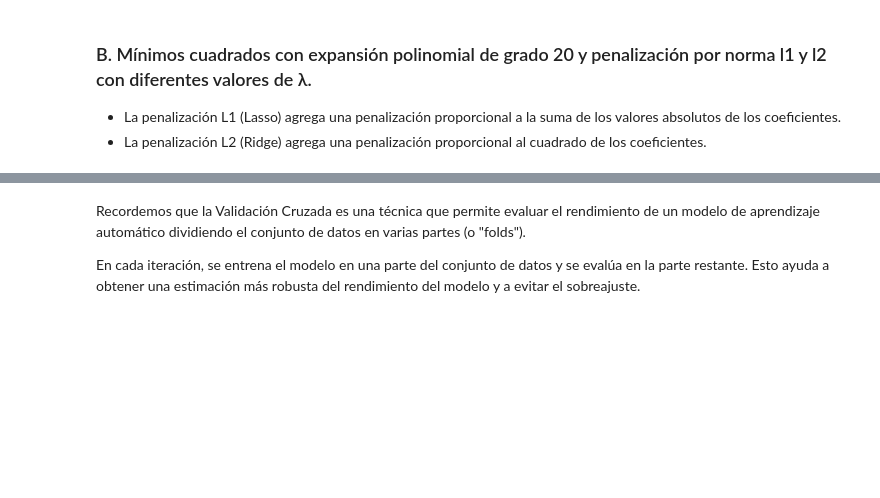
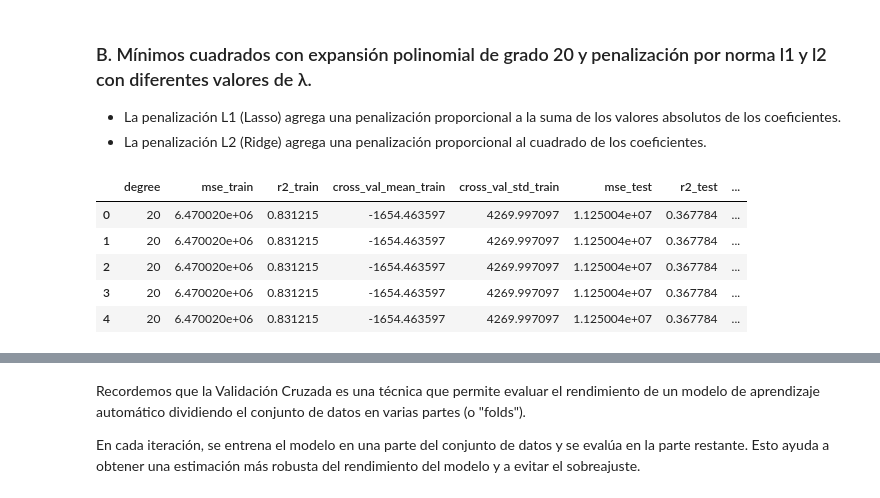
Before and after one commit to roicort/PCIC, a Jupyter notebook: ML/T2/1-Precios.ipynb, the cells around one changed output, grey strips where cells are left out. Saved outputs shown, nothing was run; the diff lists cells and outputs as text; code cells hidden in the pictures; blank space fills up the shorter version.

```diff
--- a/ML/T2/1-Precios.ipynb
+++ b/ML/T2/1-Precios.ipynb
@@ -350,3 +350,12 @@ lasso_results = pd.DataFrame(lasso_results)
 # Save the results to CSV
 ridge_results.to_csv('ridge_results_20Degree.csv', index=False)
 lasso_results.to_csv('lasso_results_20Degree.csv', index=False)
+# %%
+ridge_results
+# %% [output]
+|  | degree | mse_train | r2_train | cross_val_mean_train | cross_val_std_train | mse_test | r2_test | ... |
+| 0 | 20 | 6.470020e+06 | 0.831215 | -1654.463597 | 4269.997097 | 1.125004e+07 | 0.367784 | ... |
+| 1 | 20 | 6.470020e+06 | 0.831215 | -1654.463597 | 4269.997097 | 1.125004e+07 | 0.367784 | ... |
+| 2 | 20 | 6.470020e+06 | 0.831215 | -1654.463597 | 4269.997097 | 1.125004e+07 | 0.367784 | ... |
+| 3 | 20 | 6.470020e+06 | 0.831215 | -1654.463597 | 4269.997097 | 1.125004e+07 | 0.367784 | ... |
+| 4 | 20 | 6.470020e+06 | 0.831215 | -1654.463597 | 4269.997097 | 1.125004e+07 | 0.367784 | ... |
```
Also changed, not shown: parts of 3 cells of this notebook, 2 other files.
